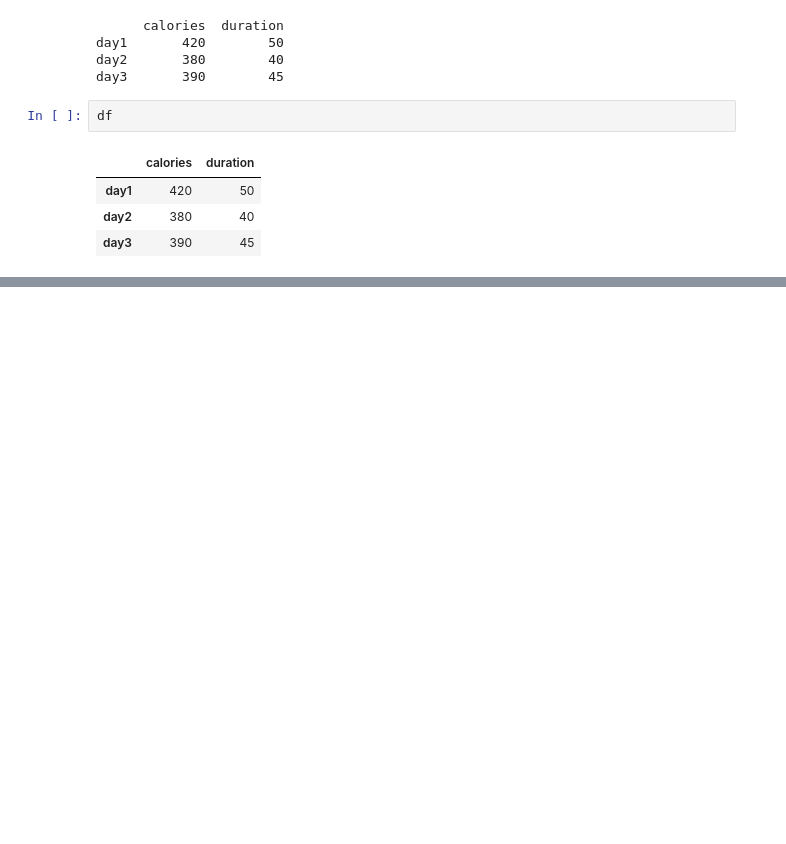
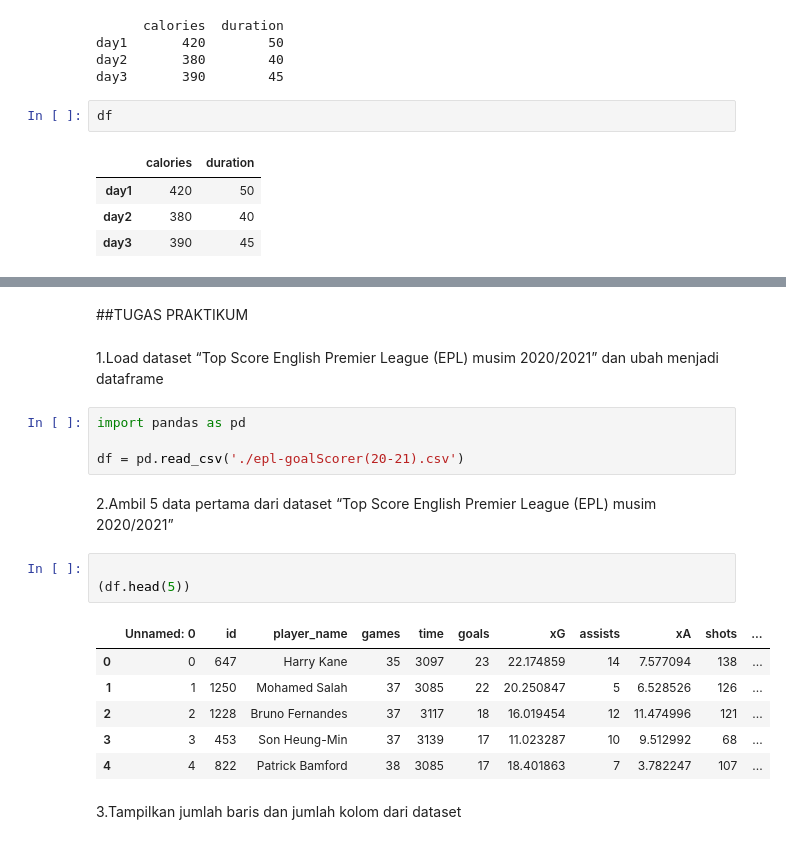
Before and after one commit to Agtna/AI-2025, a Jupyter notebook: Jobsheet_4.ipynb, the cells around one changed output, grey strips where cells are left out. Drawn from its saved outputs; the diff is of its cells as text; blank space fills up the shorter version.

```diff
--- a/Jobsheet_4.ipynb
+++ b/Jobsheet_4.ipynb
@@ -301,0 +420,22 @@ df
+# %% [markdown]
+##TUGAS PRAKTIKUM
+# %% [markdown]
+1.Load dataset “Top Score English Premier League (EPL) musim 2020/2021” dan ubah menjadi dataframe
+# %%
+import pandas as pd
+
+df = pd.read_csv('./epl-goalScorer(20-21).csv')
+# %% [markdown]
+2.Ambil 5 data pertama dari dataset “Top Score English Premier League (EPL) musim 2020/2021”
+# %%
+
+(df.head(5))
+# %% [output]
+|  | Unnamed: 0 | id | player_name | games | time | goals | xG | assists | xA | shots | ... |
+| 0 | 0 | 647 | Harry Kane | 35 | 3097 | 23 | 22.174859 | 14 | 7.577094 | 138 | ... |
+| 1 | 1 | 1250 | Mohamed Salah | 37 | 3085 | 22 | 20.250847 | 5 | 6.528526 | 126 | ... |
+| 2 | 2 | 1228 | Bruno Fernandes | 37 | 3117 | 18 | 16.019454 | 12 | 11.474996 | 121 | ... |
+| 3 | 3 | 453 | Son Heung-Min | 37 | 3139 | 17 | 11.023287 | 10 | 9.512992 | 68 | ... |
+| 4 | 4 | 822 | Patrick Bamford | 38 | 3085 | 17 | 18.401863 | 7 | 3.782247 | 107 | ... |
+# %% [markdown]
+3.Tampilkan jumlah baris dan jumlah kolom dari dataset
```
Also changed, not shown: parts of 19 cells of this notebook.
